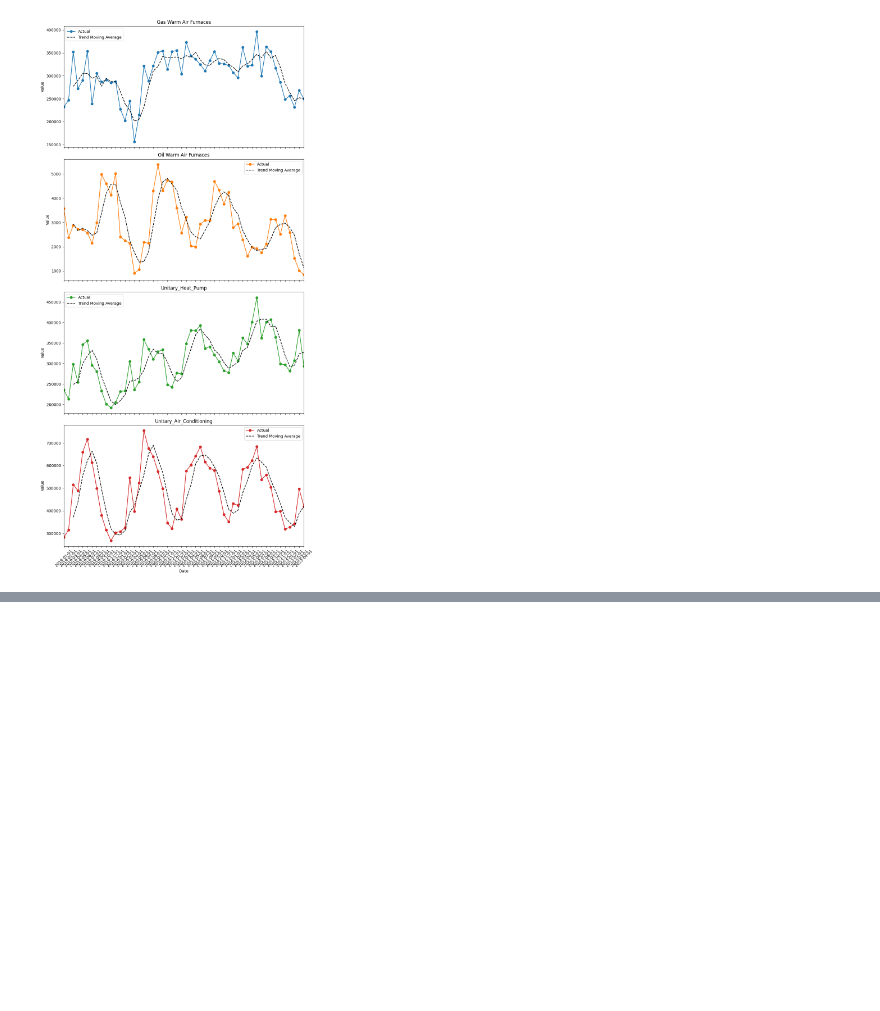
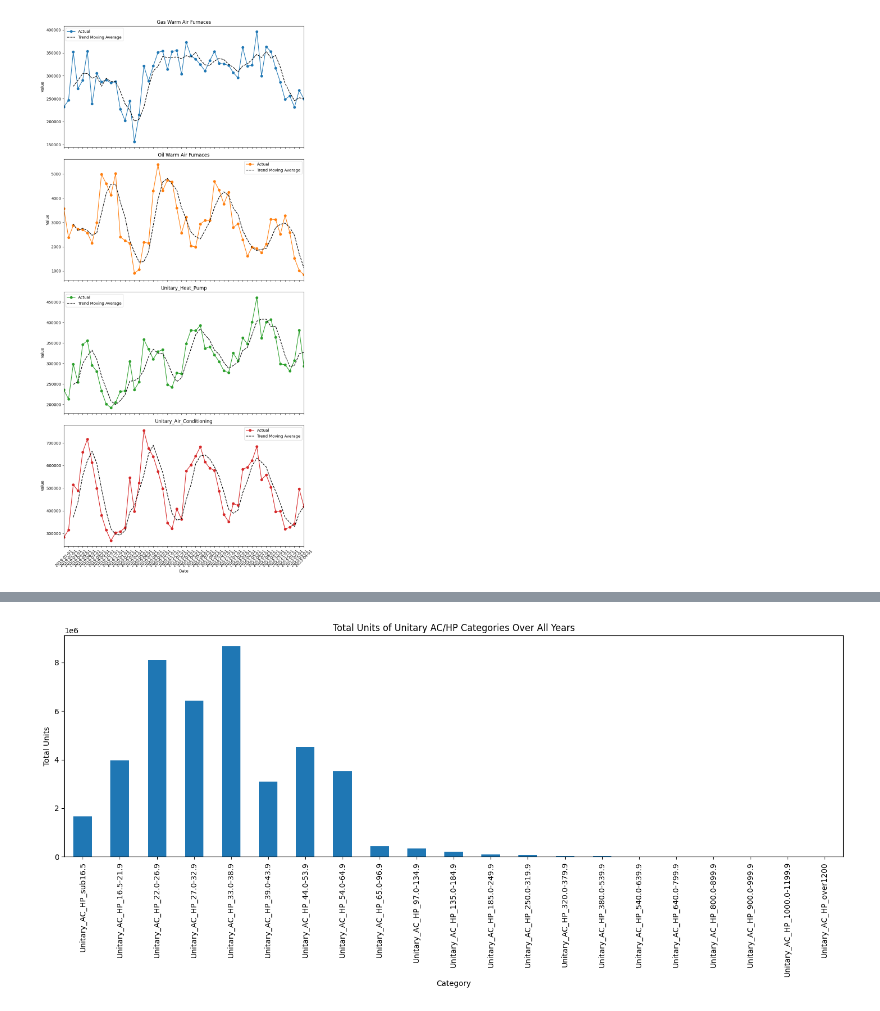
Before and after one commit to JadenFaste/AHRIData, a Jupyter notebook: AHRIAnalysis.ipynb, the cells around one changed output, grey strips where cells are left out. Cells and saved outputs as stored; diff of their text form; code cells hidden in the pictures; blank space fills up the shorter version.

```diff
--- a/AHRIAnalysis.ipynb
+++ b/AHRIAnalysis.ipynb
@@ -183,0 +221,34 @@ plt.show()
+# %%
+# Load the dataset
+df = pd.read_csv(filepath)
+
+# Convert the 'Date' column to datetime format to extract year information
+df['Date'] = pd.to_datetime(df['Date'])
+
+# List of Unitary AC/HP categories
+unitary_categories = [
+    'Unitary_AC_HP_sub16.5', 'Unitary_AC_HP_16.5-21.9', 'Unitary_AC_HP_22.0-26.9',
+    'Unitary_AC_HP_27.0-32.9', 'Unitary_AC_HP_33.0-38.9', 'Unitary_AC_HP_39.0-43.9',
+    'Unitary_AC_HP_44.0-53.9', 'Unitary_AC_HP_54.0-64.9', 'Unitary_AC_HP_65.0-96.9',
+    'Unitary_AC_HP_97.0-134.9', 'Unitary_AC_HP_135.0-184.9', 'Unitary_AC_HP_185.0-249.9',
+    'Unitary_AC_HP_250.0-319.9', 'Unitary_AC_HP_320.0-379.9', 'Unitary_AC_HP_380.0-539.9',
+    'Unitary_AC_HP_540.0-639.9', 'Unitary_AC_HP_640.0-799.9', 'Unitary_AC_HP_800.0-899.9',
+    'Unitary_AC_HP_900.0-999.9', 'Unitary_AC_HP_1000.0-1199.9', 'Unitary_AC_HP_over1200'
+]
+
+# Check if all categories are present in the dataset columns
+available_categories = [cat for cat in unitary_categories if cat in df.columns]
+
+# Sum the values for each category across all years
+summed_categories = df[available_categories].sum()
+
+# Plotting
+summed_categories.plot(kind='bar', figsize=(15, 7))
+plt.title('Total Units of Unitary AC/HP Categories Over All Years')
+plt.ylabel('Total Units')
+plt.xlabel('Category')
+plt.xticks(rotation=90)  # Rotate category names for better readability
+plt.tight_layout()
+plt.show()
+# %% [output]
+[figure, added]
```
Also changed, not shown: parts of 1 cell of this notebook.
